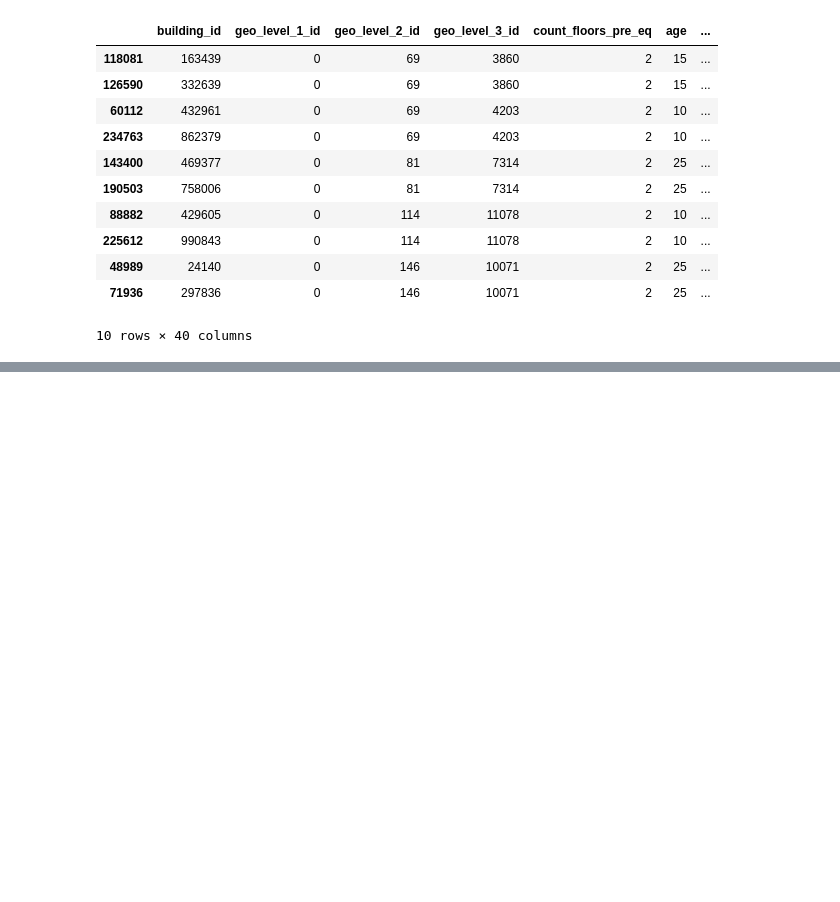
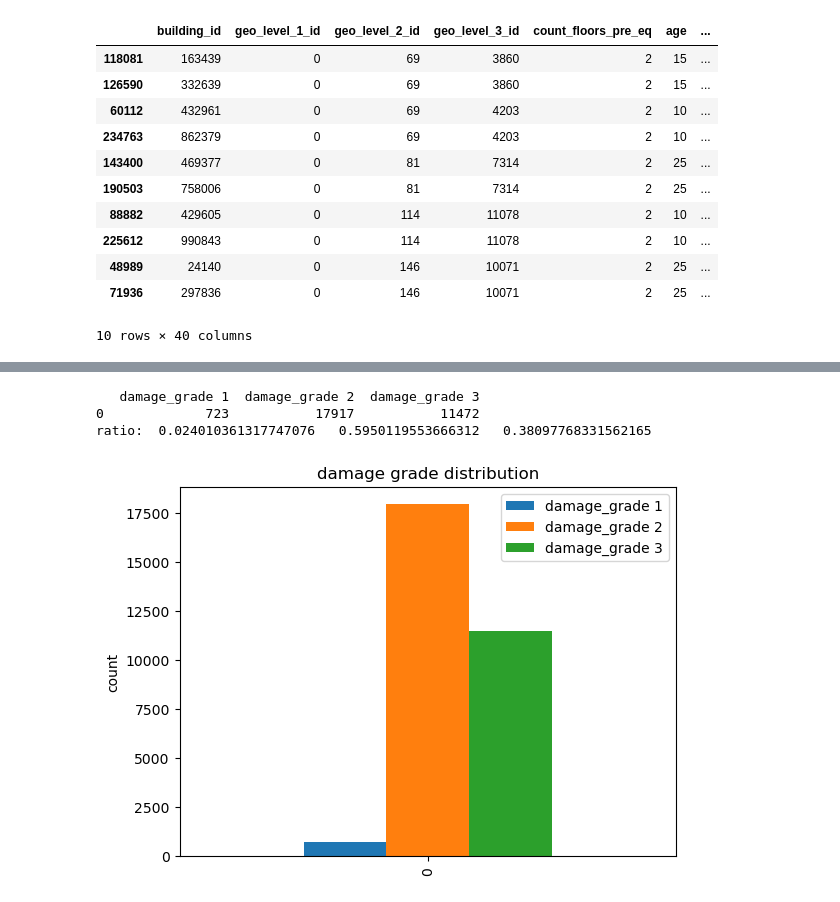
Before and after one commit to EvanGalea2/Earthquake-Damage-Predictor, a Jupyter notebook: DataExploration.ipynb, the cells around one changed output, grey strips where cells are left out. Cells and saved outputs as stored; diff of their text form; code cells hidden in the pictures; blank space fills up the shorter version.

```diff
--- a/DataExploration.ipynb
+++ b/DataExploration.ipynb
@@ -293,0 +390,31 @@ result.head(10)
+# %%
+copy = df.copy()
+copy = copy[copy['age'] > 40]
+dmg1 = copy[copy['damage_grade'] == 1]
+dmg2 = copy[copy['damage_grade'] == 2]
+dmg3 = copy[copy['damage_grade'] == 3]
+# %%
+distribution = {
+    # 'damage_grade 1': dmg1.size,
+    # 'damage_grade 2': dmg2.size,
+    # 'damage_grade 3': dmg3.size
+    'damage_grade 1': len(dmg1),
+    'damage_grade 2': len(dmg2),
+    'damage_grade 3': len(dmg3)
+}
+
+# Create DataFrame
+dist = pd.DataFrame(distribution, index=[0])
+
+print(dist)
+print('ratio: ', (len(dmg1)/len(copy)), ' ', (len(dmg2)/len(copy)), ' ', (len(dmg3)/len(copy)) )
+dist.plot(kind='bar')
+plt.title('damage grade distribution')
+# plt.yscale('log')
+plt.ylabel('count')
+plt.show()
+# %% [output]
+   damage_grade 1  damage_grade 2  damage_grade 3
+0             723           17917           11472
+ratio:  0.024010361317747076   0.5950119553666312   0.38097768331562165
+[figure, added]
```
Also changed, not shown: parts of 8 cells of this notebook, 3 other files.
